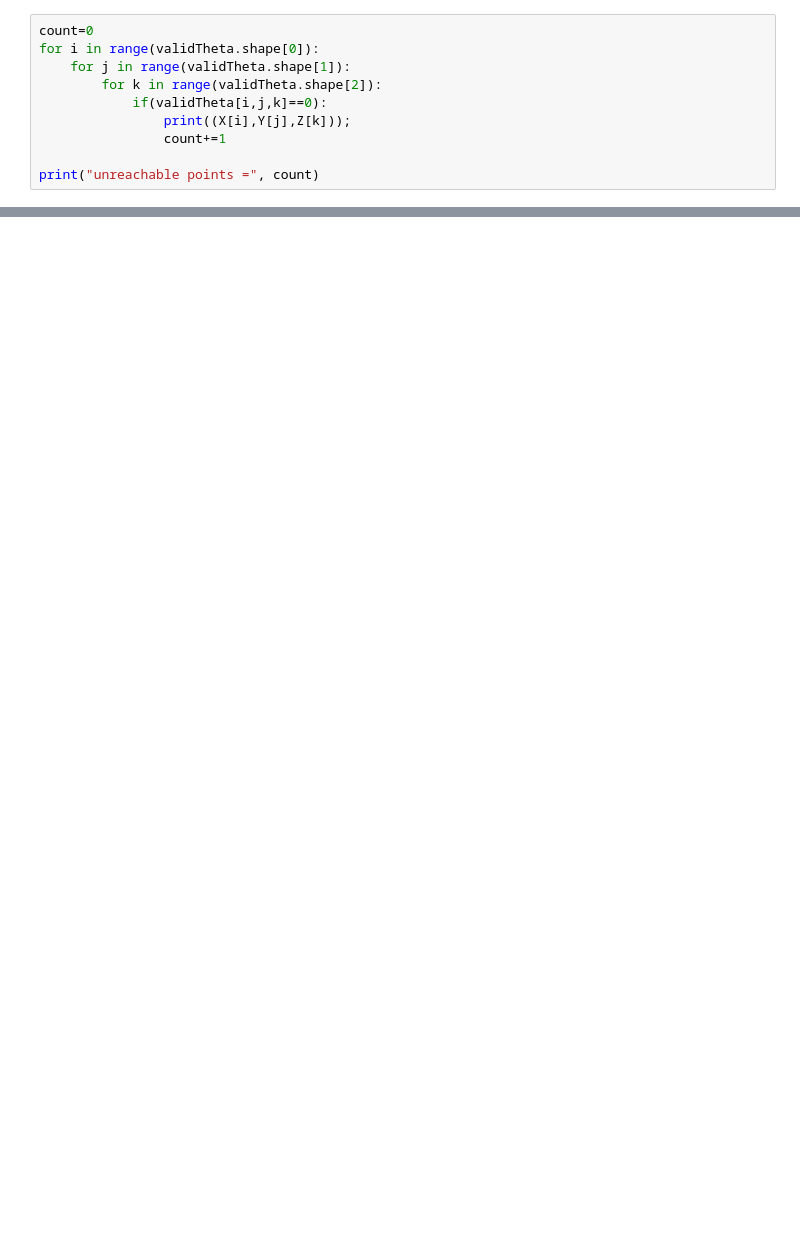
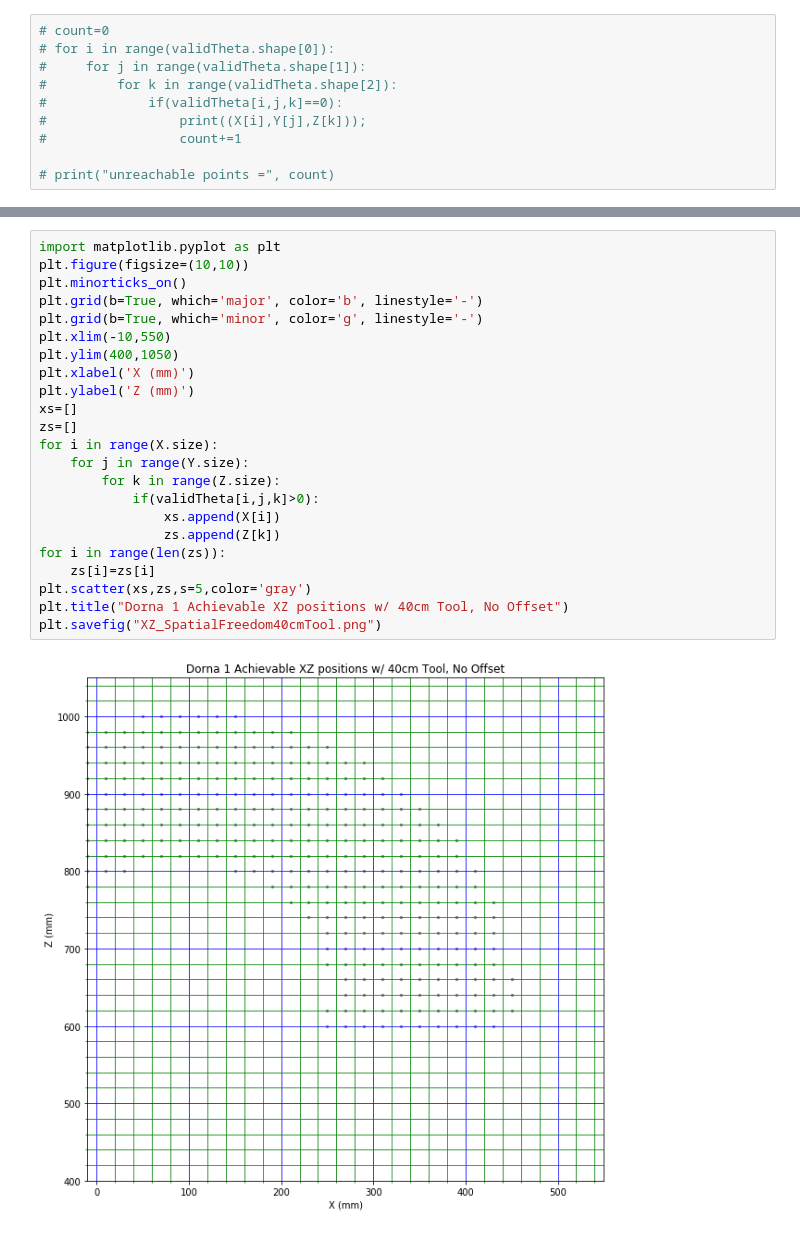
Before and after one commit to mbackasNuCurrent/Robotics, a Jupyter notebook: Python/findJointSpace.ipynb, the cells around one changed output, grey strips where cells are left out. Drawn from its saved outputs; the diff is of its cells as text; blank space fills up the shorter version.

```diff
--- a/Python/findJointSpace.ipynb
+++ b/Python/findJointSpace.ipynb
@@ -130,11 +143,11 @@ for i in range(shp[0]):
 # %%
-count=0
-for i in range(validTheta.shape[0]):
-    for j in range(validTheta.shape[1]):
-        for k in range(validTheta.shape[2]):
-            if(validTheta[i,j,k]==0):
-                print((X[i],Y[j],Z[k]));
-                count+=1
+# count=0
+# for i in range(validTheta.shape[0]):
+#     for j in range(validTheta.shape[1]):
+#         for k in range(validTheta.shape[2]):
+#             if(validTheta[i,j,k]==0):
+#                 print((X[i],Y[j],Z[k]));
+#                 count+=1
 
-print("unreachable points =", count)
+# print("unreachable points =", count)
 # %%
@@ -146,0 +162,25 @@ print(tmstop)
+# %%
+import matplotlib.pyplot as plt
+plt.figure(figsize=(10,10))
+plt.minorticks_on()
+plt.grid(b=True, which='major', color='b', linestyle='-')
+plt.grid(b=True, which='minor', color='g', linestyle='-')
+plt.xlim(-10,550)
+plt.ylim(400,1050)
+plt.xlabel('X (mm)')
+plt.ylabel('Z (mm)')
+xs=[]
+zs=[]
+for i in range(X.size):
+    for j in range(Y.size):
+        for k in range(Z.size):
+            if(validTheta[i,j,k]>0):
+                xs.append(X[i])
+                zs.append(Z[k])
+for i in range(len(zs)):
+    zs[i]=zs[i]
+plt.scatter(xs,zs,s=5,color='gray')
+plt.title("Dorna 1 Achievable XZ positions w/ 40cm Tool, No Offset")
+plt.savefig("XZ_SpatialFreedom40cmTool.png")
+# %% [output]
+[figure, added]
```
Also changed, not shown: parts of 17 cells of this notebook, 3 other files.
